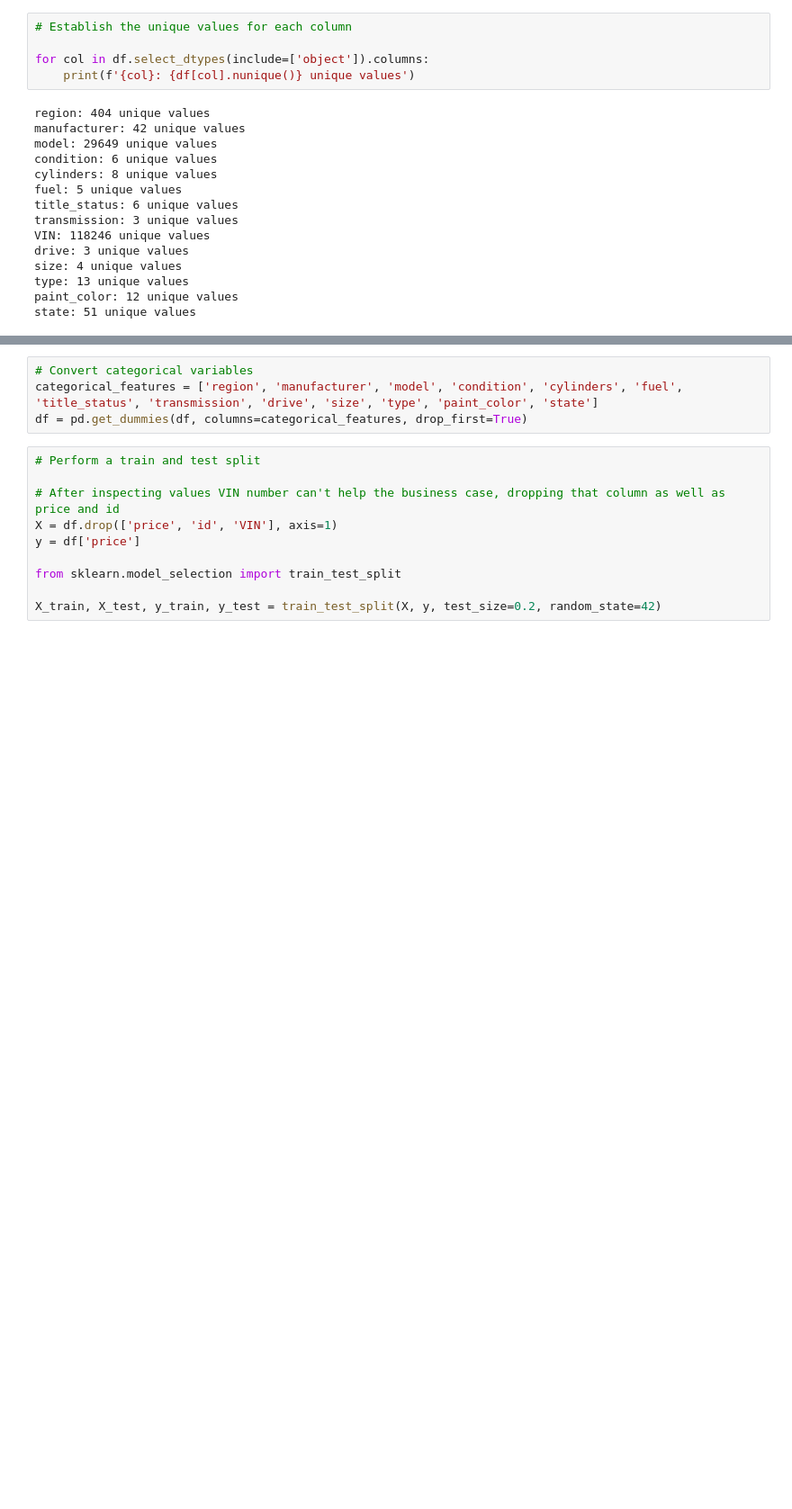
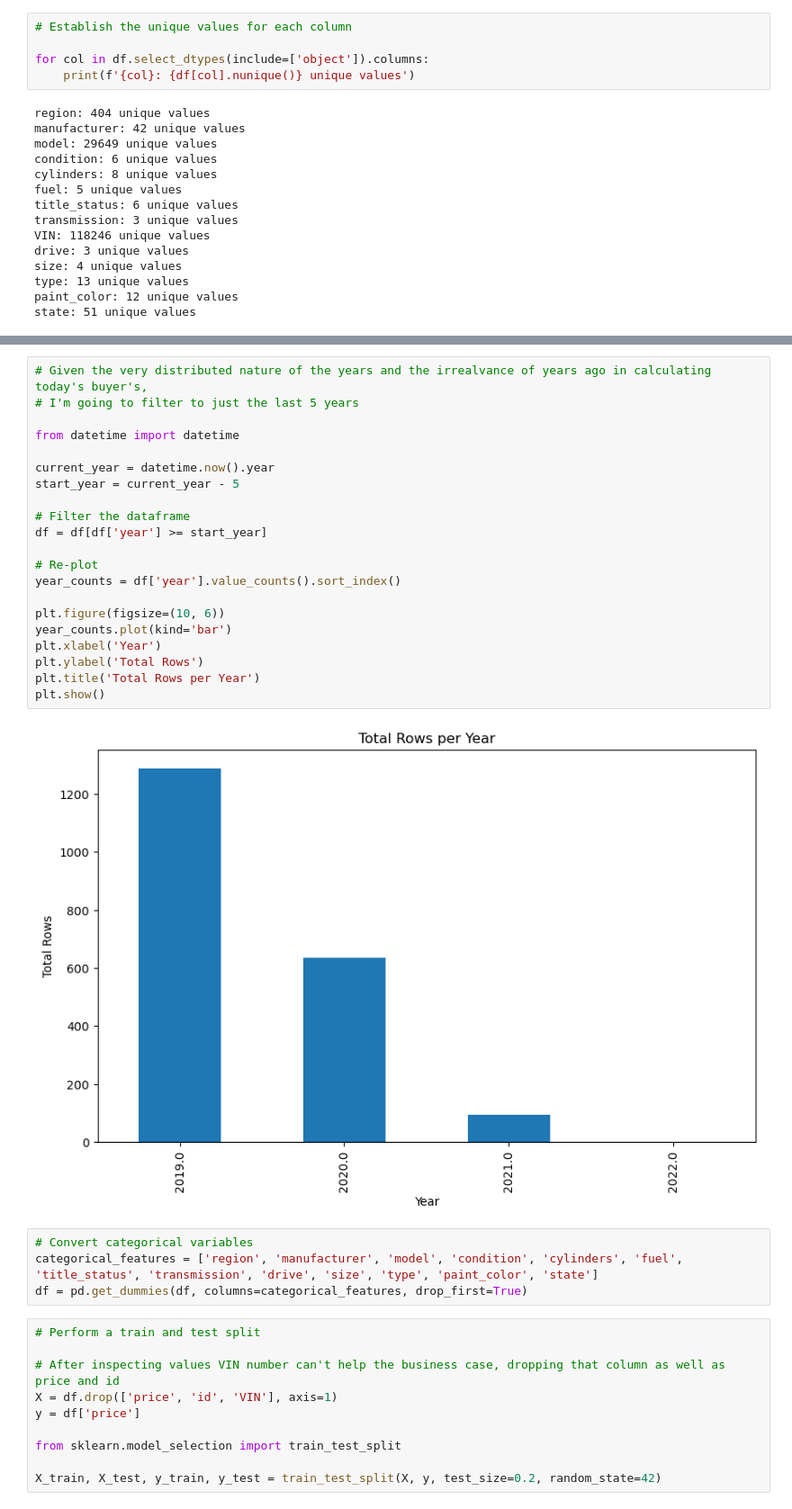
Before and after one commit to jcapellman/uc-berkeley-notebooks, a Jupyter notebook: Practical_Assignment_2/practical_assignment_2.ipynb, the cells around one changed output, grey strips where cells are left out. Shown: that part at 90% size. Cells and saved outputs as stored; diff of their text form; blank space fills up the shorter version.

```diff
--- a/Practical_Assignment_2/practical_assignment_2.ipynb
+++ b/Practical_Assignment_2/practical_assignment_2.ipynb
@@ -162,3 +175,26 @@ state: 51 unique values
+# %%
+# Given the very distributed nature of the years and the irrealvance of years ago in calculating today's buyer's,
+# I'm going to filter to just the last 5 years
+
+from datetime import datetime
+
+current_year = datetime.now().year
+start_year = current_year - 5
+
+# Filter the dataframe
+df = df[df['year'] >= start_year]
+
+# Re-plot
+year_counts = df['year'].value_counts().sort_index()
+
+plt.figure(figsize=(10, 6))
+year_counts.plot(kind='bar')
+plt.xlabel('Year')
+plt.ylabel('Total Rows')
+plt.title('Total Rows per Year')
+plt.show()
+# %% [output]
+[figure, added]
 # %%
 # Convert categorical variables
 categorical_features = ['region', 'manufacturer', 'model', 'condition', 'cylinders', 'fuel', 'title_status', 'transmission', 'drive', 'size', 'type', 'paint_color', 'state']
```
Also changed, not shown: parts of 7 cells of this notebook.
